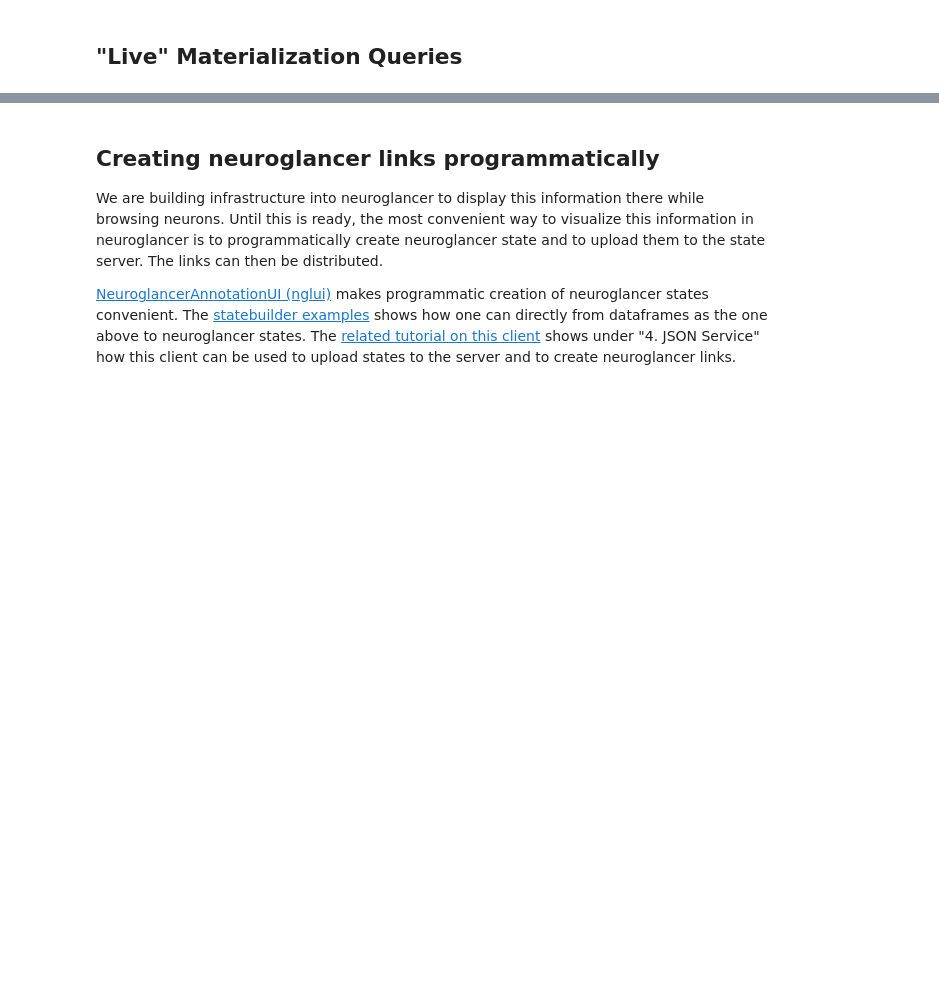
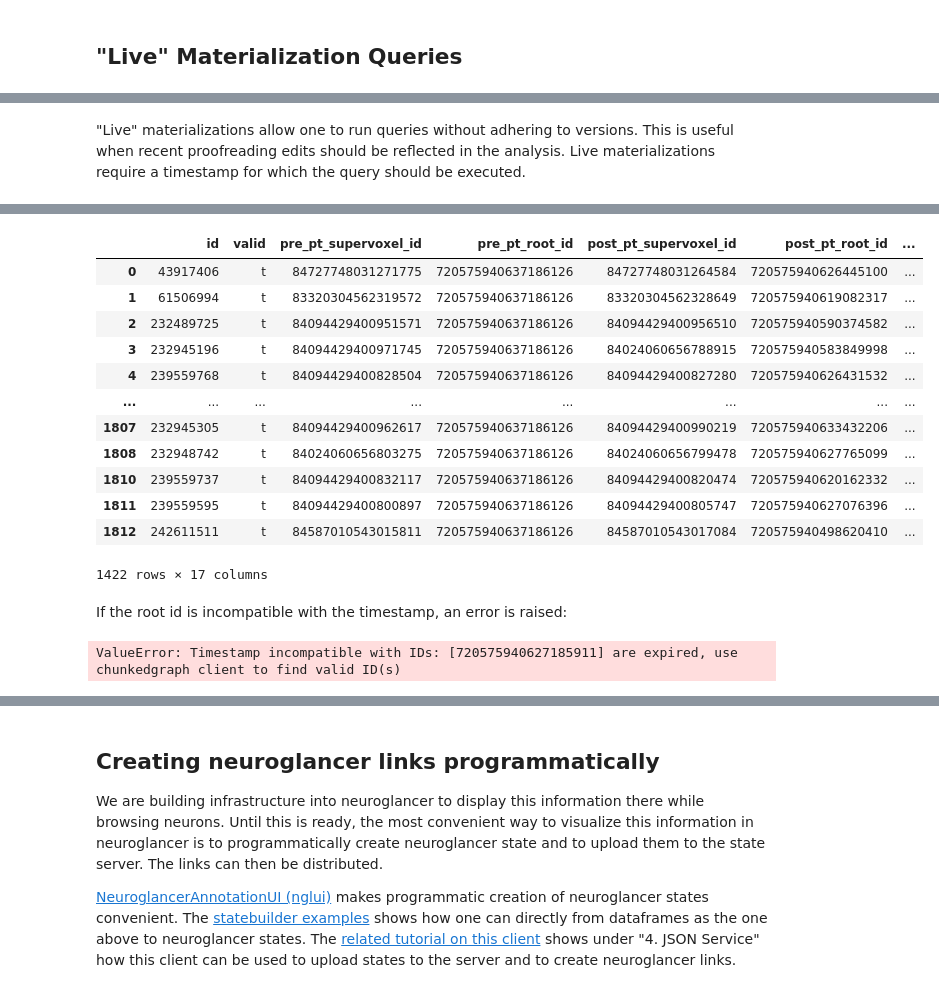
Before and after one commit to CAVEconnectome/CAVEclient, a Jupyter notebook: FlyWireSynapseTutorial.ipynb, the cells around one changed output, grey strips where cells are left out. Cells and saved outputs as stored; diff of their text form; code cells hidden in the pictures; blank space fills up the shorter version.

```diff
--- a/FlyWireSynapseTutorial.ipynb
+++ b/FlyWireSynapseTutorial.ipynb
@@ -238,0 +230,19 @@ NodeView((720575940645374596, 720575940606531081, 720575940621404710, 7205759406
+# %% [markdown]
+"Live" materializations allow one to run queries without adhering to versions. This is useful when recent proofreading edits should be reflected in the analysis. Live materializations require a timestamp for which the query should be executed.
+# %%
+timestamp_now = datetime.datetime.utcnow()
+# %%
+%%time
+
+# Code to retrieve a root id that will work with this query. See the next section for more details
+latest_roots = client.chunkedgraph.get_latest_roots(720575940627185911, timestamp_future=timestamp_now)
+latest_roots
+
+syn_df = client.materialize.live_query(synapse_table,
+                                       filter_in_dict={"pre_pt_root_id": [latest_roots[0]]},
+                                       timestamp=timestamp_now)
+
+syn_df = syn_df[syn_df["cleft_score"] >= 50]
+
+syn_df
+# %% [output]
@@ -238,0 +251,23 @@ NodeView((720575940645374596, 720575940606531081, 720575940621404710, 7205759406
+|  | id | valid | pre_pt_supervoxel_id | pre_pt_root_id | post_pt_supervoxel_id | post_pt_root_id | ... |
+| 0 | 43917406 | t | 84727748031271775 | 720575940637186126 | 84727748031264584 | 720575940626445100 | ... |
+| 1 | 61506994 | t | 83320304562319572 | 720575940637186126 | 83320304562328649 | 720575940619082317 | ... |
+| 2 | 232489725 | t | 84094429400951571 | 720575940637186126 | 84094429400956510 | 720575940590374582 | ... |
+| 3 | 232945196 | t | 84094429400971745 | 720575940637186126 | 84024060656788915 | 720575940583849998 | ... |
+| 4 | 239559768 | t | 84094429400828504 | 720575940637186126 | 84094429400827280 | 720575940626431532 | ... |
+| ... | ... | ... | ... | ... | ... | ... | ... |
+| 1807 | 232945305 | t | 84094429400962617 | 720575940637186126 | 84094429400990219 | 720575940633432206 | ... |
+| 1808 | 232948742 | t | 84024060656803275 | 720575940637186126 | 84024060656799478 | 720575940627765099 | ... |
+| 1810 | 239559737 | t | 84094429400832117 | 720575940637186126 | 84094429400820474 | 720575940620162332 | ... |
+| 1811 | 239559595 | t | 84094429400800897 | 720575940637186126 | 84094429400805747 | 720575940627076396 | ... |
+| 1812 | 242611511 | t | 84587010543015811 | 720575940637186126 | 84587010543017084 | 720575940498620410 | ... |
+1422 rows × 17 columns
+# %% [markdown]
+If the root id is incompatible with the timestamp, an error is raised:
+# %%
+%%time
+
+syn_df = client.materialize.live_query(synapse_table,
+                                       filter_in_dict={"pre_pt_root_id": [720575940627185911]},
+                                       timestamp=timestamp_now)
+# %% [output]
+ValueError: Timestamp incompatible with IDs: [720575940627185911] are expired, use chunkedgraph client to find valid ID(s)
```
Also changed, not shown: parts of 32 cells of this notebook, 3 other files.
